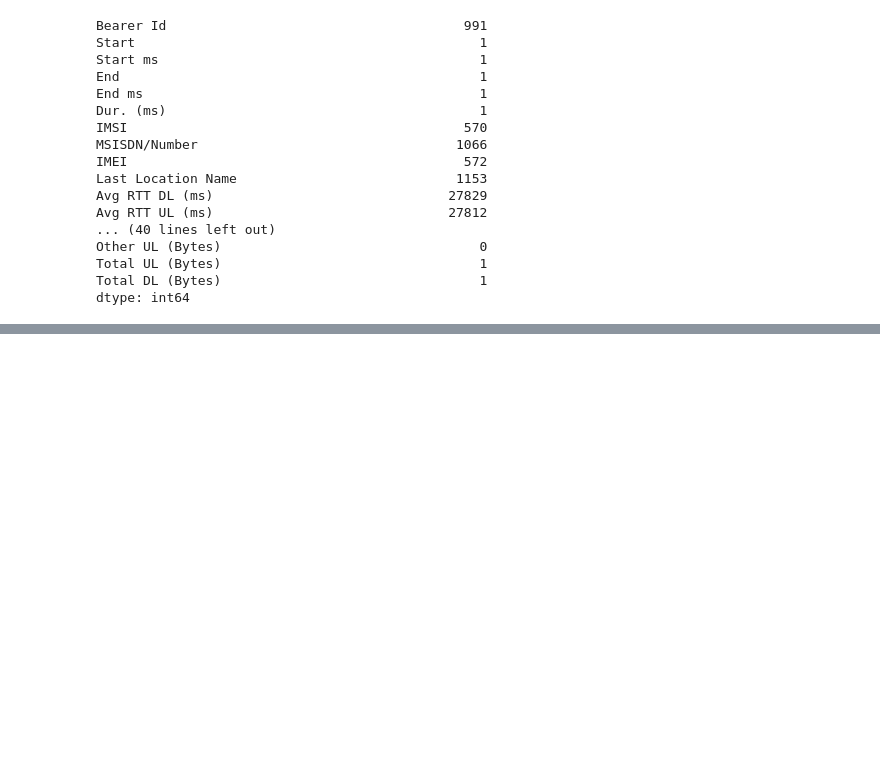
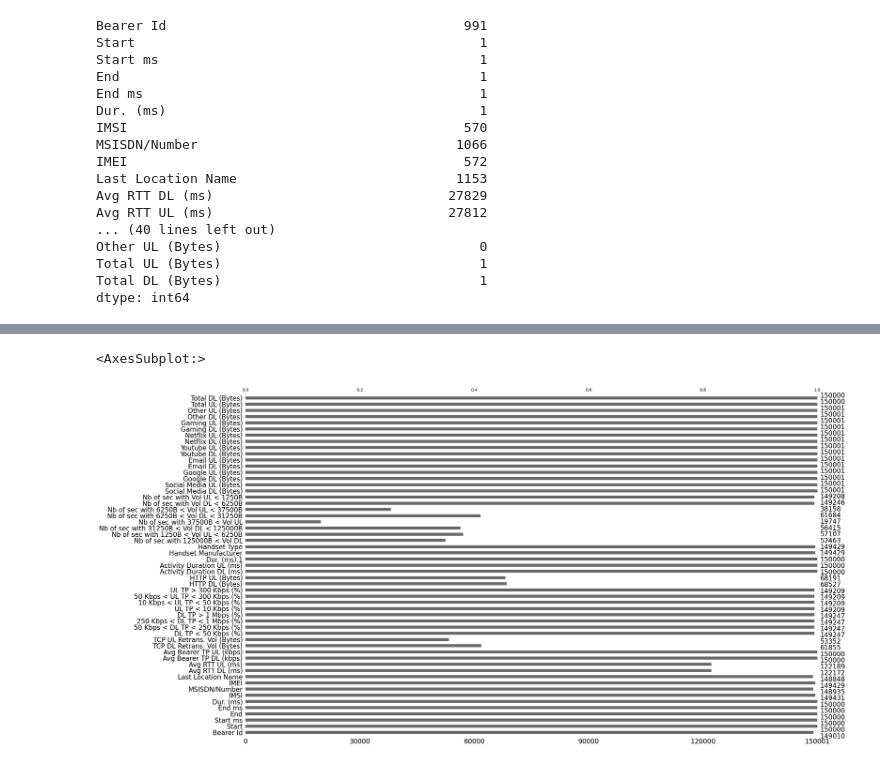
Before and after one commit to mekdes975/10telecom, a Jupyter notebook: notebooks/telecom.ipynb, the cells around one changed output, grey strips where cells are left out. Drawn from its saved outputs; the diff is of its cells as text; code cells hidden in the pictures; blank space fills up the shorter version.

```diff
--- a/notebooks/telecom.ipynb
+++ b/notebooks/telecom.ipynb
@@ -99,0 +152,5 @@ dtype: int64
+# %%
+msno.bar(df)
+# %% [output]
+<AxesSubplot:>
+[figure, added]
```
Also changed, not shown: parts of 20 cells of this notebook.
